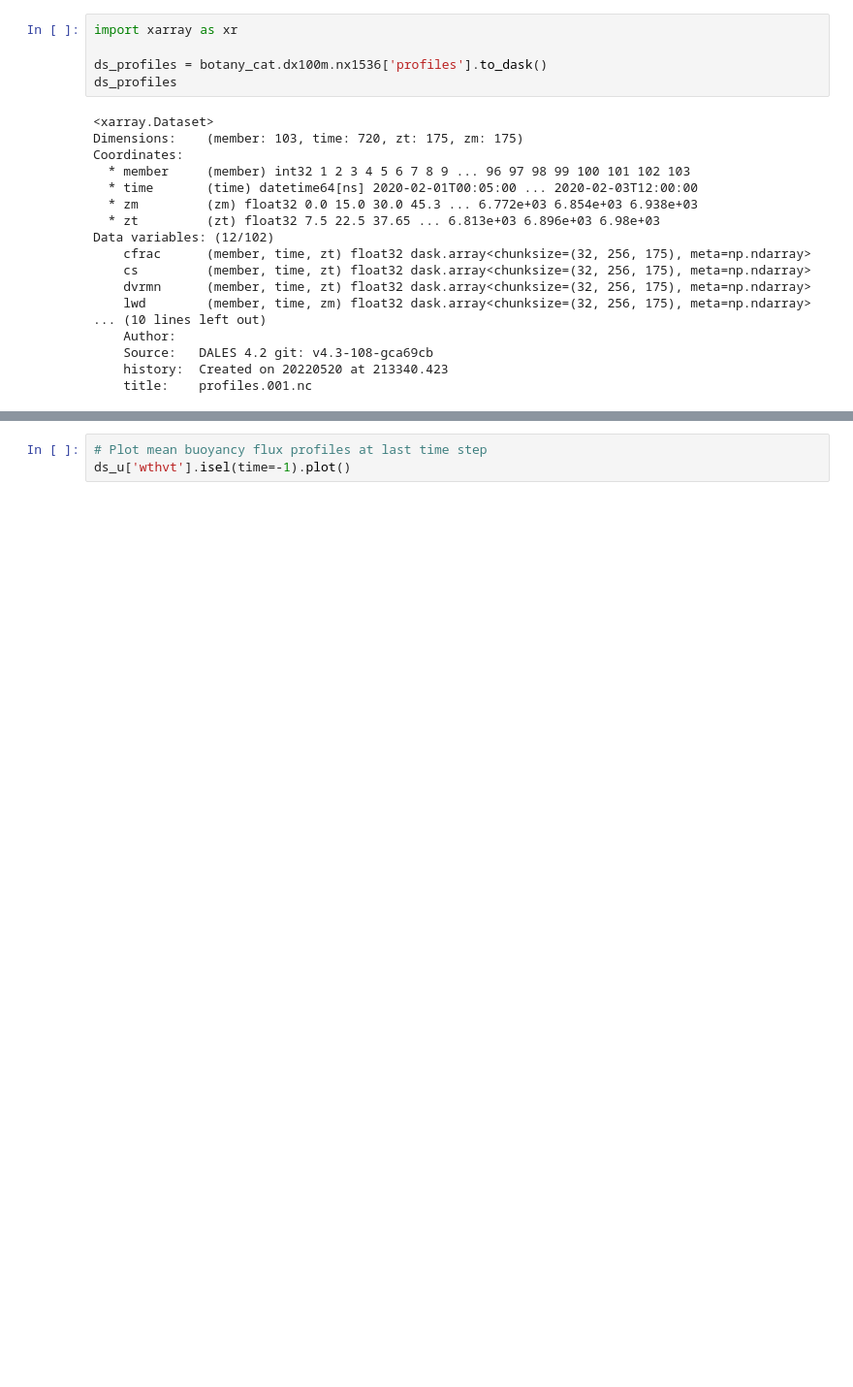
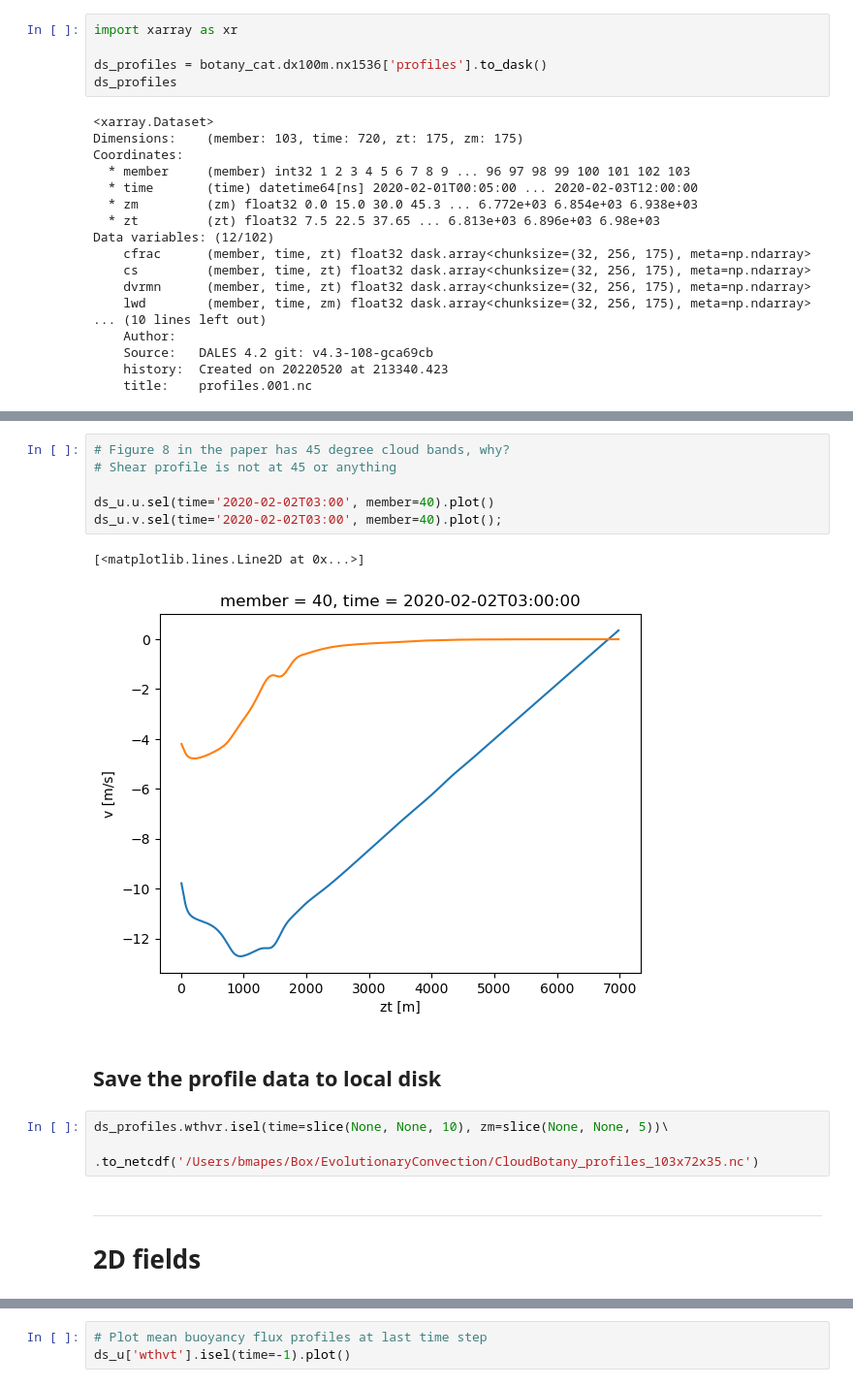
Before and after one commit to ATMOcanes/ATM651, a Jupyter notebook: Jupyter_Notebooks_Python/CloudBotany_downloads.ipynb, the cells around one changed output, grey strips where cells are left out. Shown at 97% size. Drawn from its saved outputs; the diff is of its cells as text; blank space fills up the shorter version.

Commit message:
Cloud Botany

```diff
--- a/Jupyter_Notebooks_Python/CloudBotany.ipynb
+++ b/Jupyter_Notebooks_Python/CloudBotany_downloads.ipynb
@@ -125,0 +156,17 @@ plt.show()
+# %%
+# Figure 8 in the paper has 45 degree cloud bands, why?
+# Shear profile is not at 45 or anything
+
+ds_u.u.sel(time='2020-02-02T03:00', member=40).plot()
+ds_u.v.sel(time='2020-02-02T03:00', member=40).plot();
+# %% [output]
+[<matplotlib.lines.Line2D at 0x...>]
+[figure, added]
+# %% [markdown]
+## Save the profile data to local disk
+# %%
+ds_profiles.wthvr.isel(time=slice(None, None, 10), zm=slice(None, None, 5))\
+            .to_netcdf('/Users/bmapes/Box/EvolutionaryConvection/CloudBotany_profiles_103x72x35.nc')
+# %% [markdown]
+-------------------
+# 2D fields
```
Also changed, not shown: parts of 29 cells of this notebook, 4 other files.
